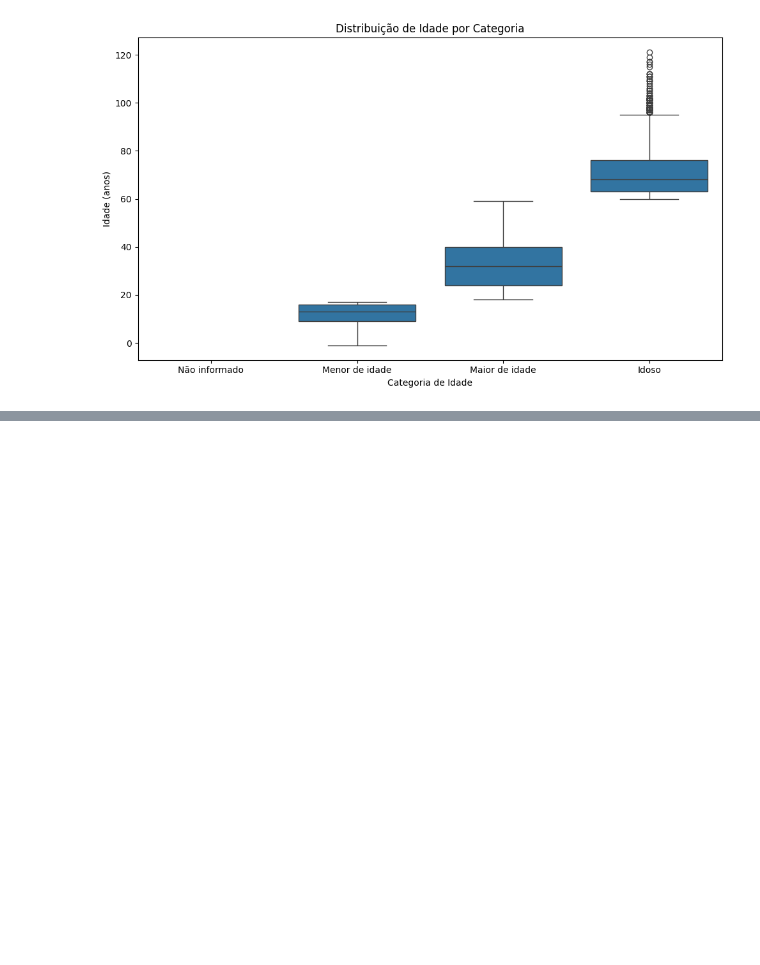
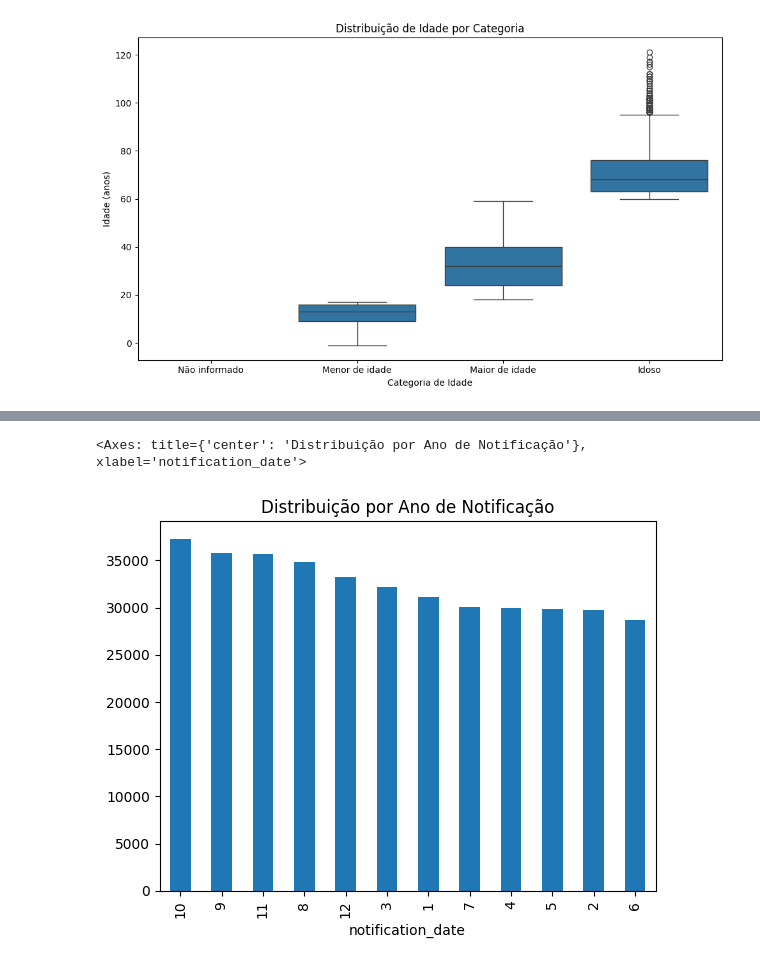
Before and after one commit to gribeiros/TCC-MBA, a Jupyter notebook: notebooks/main_violencia_mulheres_ses.ipynb, the cells around one changed output, grey strips where cells are left out. Saved outputs shown, nothing was run; the diff lists cells and outputs as text; code cells hidden in the pictures; blank space fills up the shorter version.

```diff
--- a/notebooks/main_violencia_mulheres_ses.ipynb
+++ b/notebooks/main_violencia_mulheres_ses.ipynb
@@ -411,0 +397,7 @@ plt.show()
+# %%
+main['notification_date'].dt.month.value_counts().plot(kind='bar', title='Distribuição por Ano de Notificação')
+
+# Baseado nas datas verificar os feriados e finais de semana para analise de acontecimentos.
+# %% [output]
+<Axes: title={'center': 'Distribuição por Ano de Notificação'}, xlabel='notification_date'>
+[figure, added]
```
Also changed, not shown: parts of 6 cells of this notebook.
